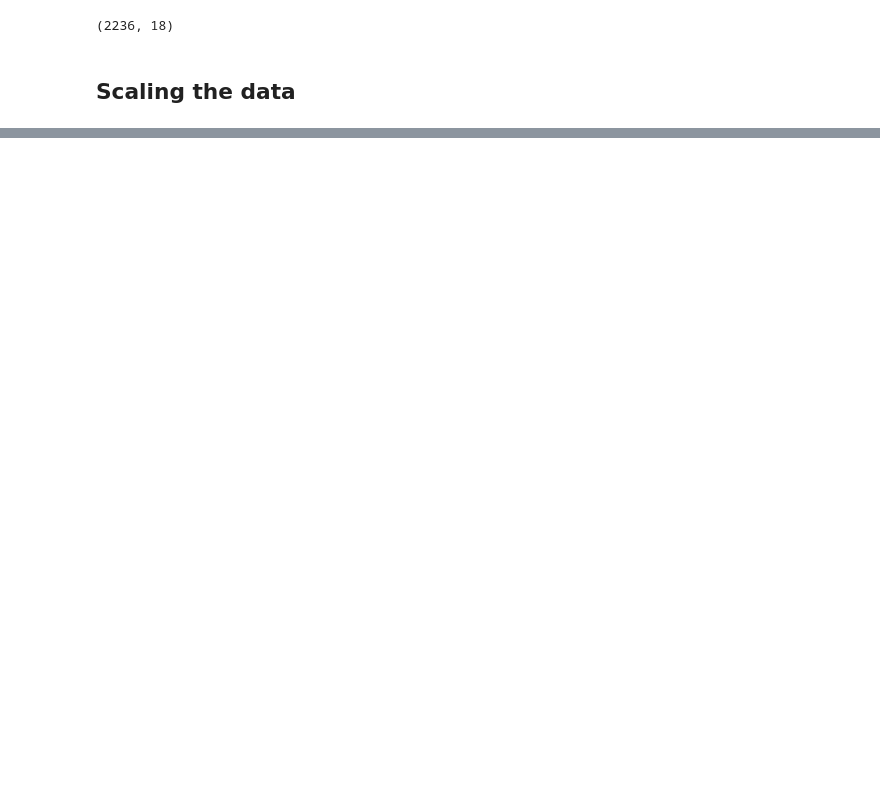
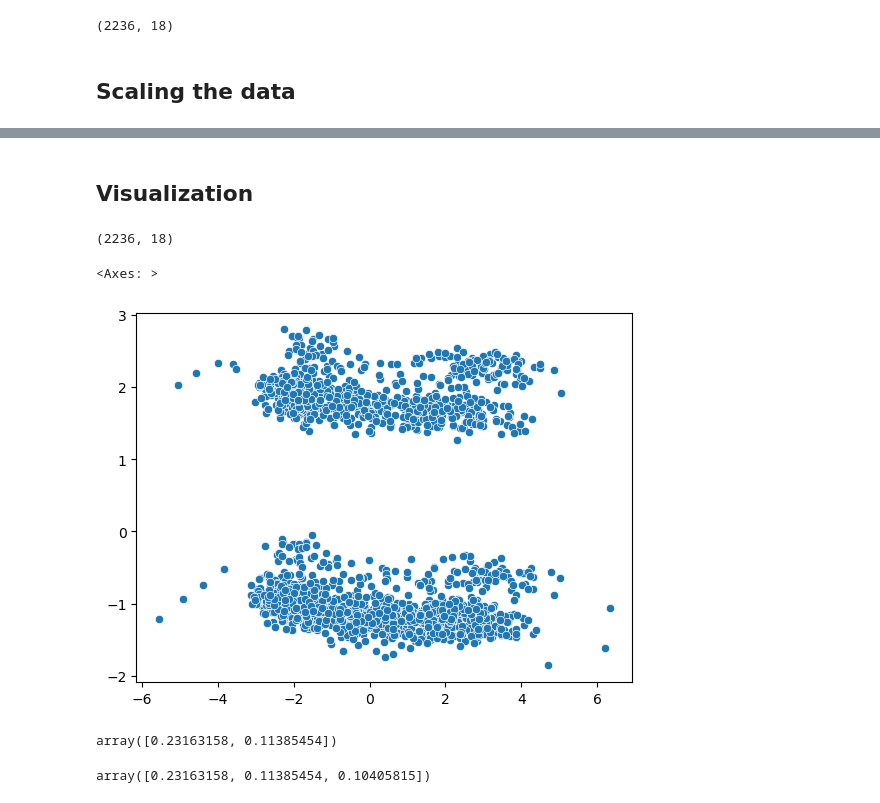
Before and after one commit to JitendraSingh1435/E-Commerce-Customer-Segmentation-System, a Jupyter notebook: smartcard.ipynb, the cells around one changed output, grey strips where cells are left out. Cells and saved outputs as stored; diff of their text form; code cells hidden in the pictures; blank space fills up the shorter version.

Commit message:
Done Visualization in 2d and 3d using PCA

```diff
--- a/smartcard.ipynb
+++ b/smartcard.ipynb
@@ -281,0 +298,22 @@ X_scaled = scaler.fit_transform(X)
+# %% [markdown]
+## Visualization
+# %%
+X_scaled.shape
+# %% [output]
+(2236, 18)
+# %%
+# Here we have 18 fetures on dataset now, so
+# we have to do dimentionality reduction to visualize the data in 2D or 3D space.
+# We can use PCA (Principal Component Analysis) for this purpose.
+
+from sklearn.decomposition import PCA
+
+pca = PCA(n_components=2)
+X_pca = pca.fit_transform(X_scaled)
+# %%
+# Plotting the PCA results to visualize the data in 2D space
+
+sns.scatterplot(x=X_pca[:, 0], y=X_pca[:, 1])
+# %% [output]
+<Axes: >
+[figure, added]
@@ -281,0 +322,7 @@ X_scaled = scaler.fit_transform(X)
+# %%
+pca.explained_variance_ratio_
+
+# Here ratio total is around 33 means PCA captured 33% of the variance
+# so to reduce the information loss we chage 18 to 3d
+# %% [output]
+array([0.23163158, 0.11385454])
@@ -281,0 +334,4 @@ X_scaled = scaler.fit_transform(X)
+# %%
+pca.explained_variance_ratio_
+# %% [output]
+array([0.23163158, 0.11385454, 0.10405815])
```
Also changed, not shown: parts of 4 cells of this notebook.
